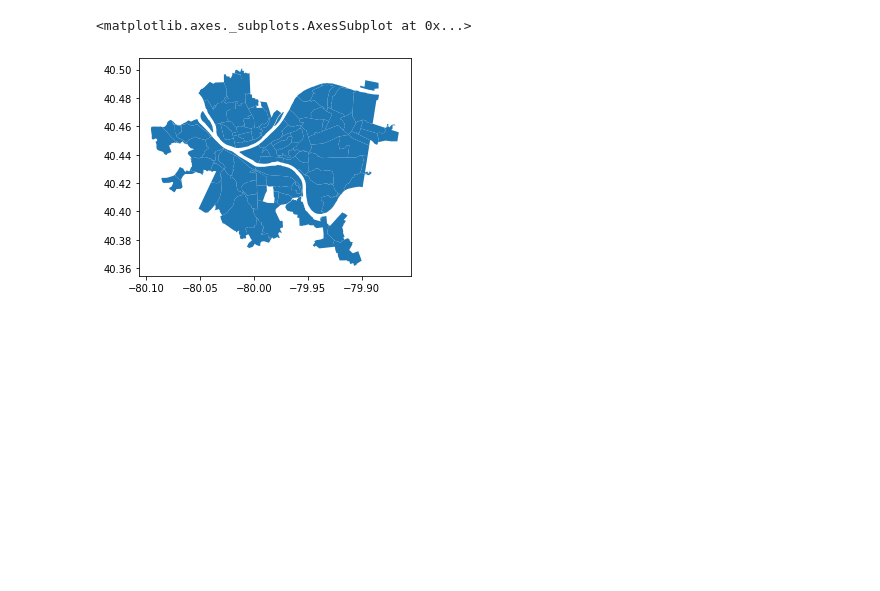
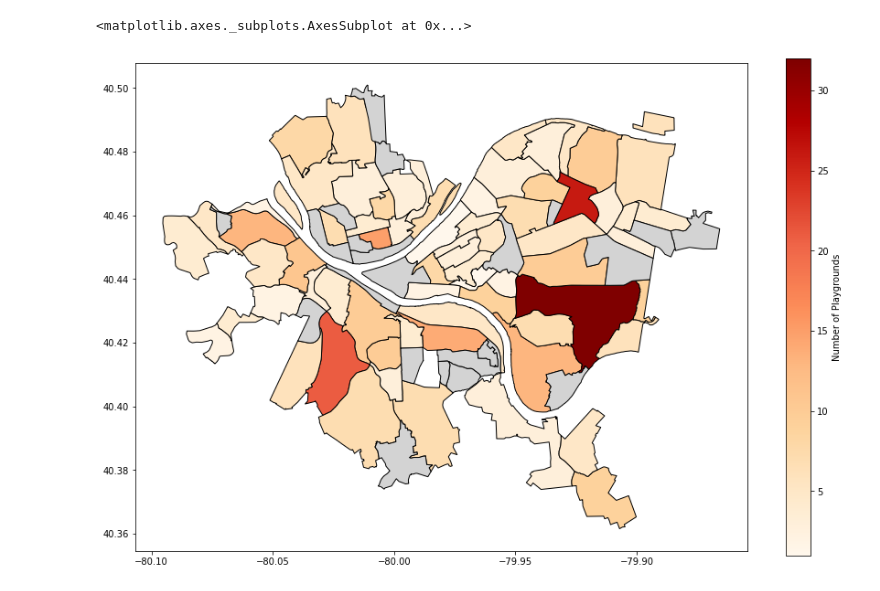
Before and after one commit to willshuttleworth/bigideas-finalproject, a Jupyter notebook: will/will.ipynb, the cells around one changed output. Saved outputs shown, nothing was run; the diff lists cells and outputs as text; code cells hidden in the pictures; blank space fills up the shorter version.

Commit message:
added heatmap of playgrounds

```diff
--- a/will/will.ipynb
+++ b/will/will.ipynb
@@ -1,13 +1,27 @@
-# %%
-import pandas as pd
-import numpy as np
-%matplotlib inline
-import matplotlib.pyplot as plt
-import geopandas
-
-playgrounds = pd.read_csv("playgrounds.csv")
-neighborhoods = geopandas.read_file("Neighborhoods/Neighborhoods_.shp")
-neighborhoods.plot()
-# %% [output]
-<matplotlib.axes._subplots.AxesSubplot at 0x...>
-[figure, removed]
+# %%
+import pandas as pd
+import geopandas
+
+playgrounds = pd.read_csv("playgrounds.csv")
+neighborhoods = geopandas.read_file("Neighborhoods/Neighborhoods_.shp")
+
+has_playground = []
+for i in range(len(playgrounds['neighborhood'])):
+    has_playground.append(1)
+playgrounds['has_playground'] = has_playground
+num_playgrounds = playgrounds.groupby("neighborhood").sum()['has_playground']
+num_playgrounds.sort_values(ascending=False)
+
+playgrounds_map = neighborhoods.merge(num_playgrounds, left_on='hood', right_on='neighborhood')
+
+steps_map.plot(column='has_playground', # set the data to be used for coloring
+               cmap='OrRd',              # choose a color palette
+               edgecolor="black",        # outline the districts in white
+               legend=True,              # show the legend
+               legend_kwds={'label': "Number of Playgrounds"}, # label the legend
+               figsize=(15, 10),         # set the size
+               missing_kwds={"color": "lightgrey"} # set disctricts with no data to gray
+               )
+# %% [output]
+<matplotlib.axes._subplots.AxesSubplot at 0x...>
+[figure, added]
```
Also changed, not shown: 1 other file.
